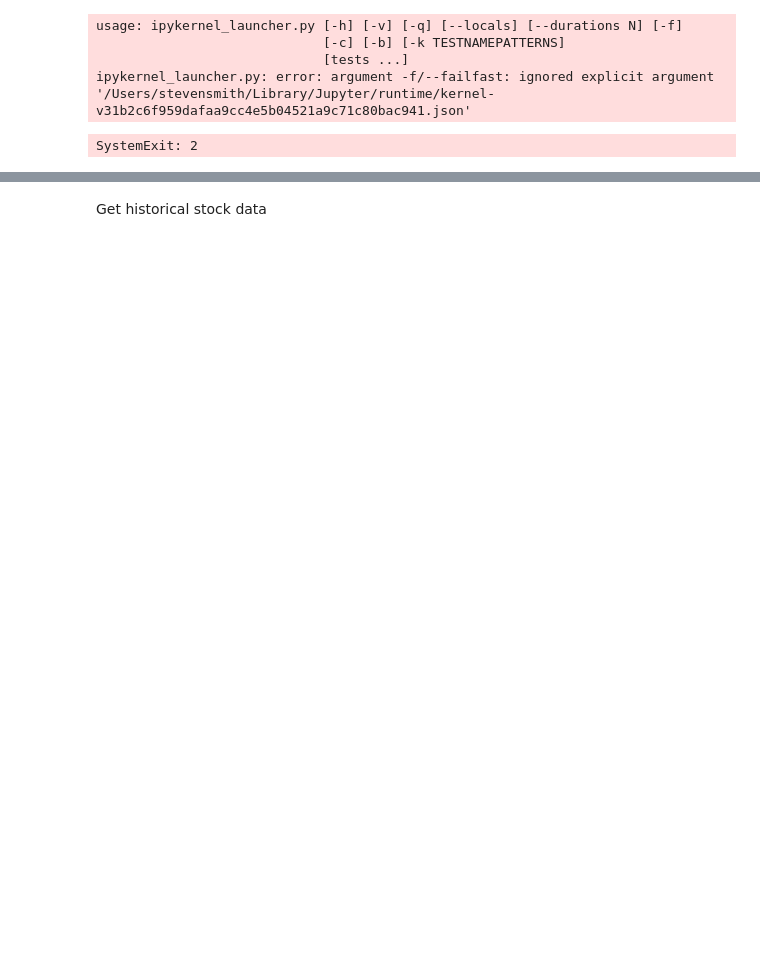
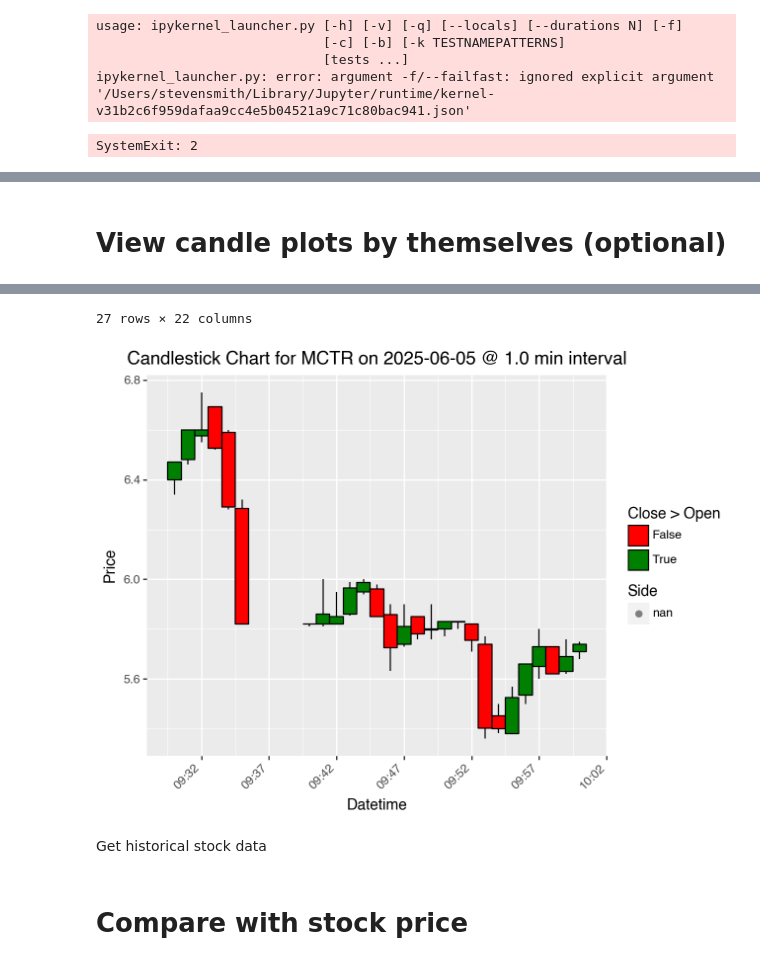
Before and after one commit to sbs87/Random_Projects, a Jupyter notebook: stock_reccomender/DayTrader_Analysis.ipynb, the cells around one changed output, grey strips where cells are left out. Saved outputs shown, nothing was run; the diff lists cells and outputs as text; code cells hidden in the pictures; blank space fills up the shorter version.

```diff
--- a/stock_reccomender/DayTrader_Analysis.ipynb
+++ b/stock_reccomender/DayTrader_Analysis.ipynb
@@ -12,3 +16,8 @@ import unittest
+# %%
+config = configparser.ConfigParser()
+config.sections()
+config.read('DayTrade_analysis.ini')
+ALPHA_ADVANTAGE_KEY = config['KEYS']['ALPHA_ADVANTAGE_KEY']
 # %%
 
 class TestComputeSummary(unittest.TestCase):
@@ -448,0 +627,19 @@ filled_orders_filtered[filled_orders_filtered['Date']=="2025-05-09"]#.to_csv("fi
+# %% [markdown]
+# View candle plots by themselves (optional)
+# %%
+# plot a given Stock's candlestick chart with buy/sell orders, using an empty order file as the joined orders
+tmp=get_stock_data_alpha("MCTR",  stock_interval="1min", download_file_path="/Users/stevensmith/Documents/Other/Financials/Day_trade_stocks/MCTR_TEST_1m.tsv", api_key=ALPHA_ADVANTAGE_KEY)
+tmp.to_csv("/Users/stevensmith/Documents/Other/Financials/Day_trade_stocks/MCTR_TEST_1m.tsv", index=False, sep="\t")
+tmp_filt= filter_stock(tmp, start_time="09:30:00", end_time="10:00:00", time_column='Datetime')
+tmp_filt=tmp_filt[tmp_filt['stock_date']=="2025-06-06"]
+
+#tmp.to_csv("tmp_filtered.csv",index=False,sep="\t")
+
+test_records = pd.read_csv("/Users/stevensmith/Projects/Random_Projects/stock_reccomender/empty_order.tsv")
+stock_orders_empty = format_orders(test_records)
+
+tmp2 = combine_data(tmp_filt,stock_orders_empty,direction='backward',stock_key='Datetime', order_key='FilledTime')
+display(tmp2)
+
+generate_candlestick_plot(tmp2, timedata_width=0.5, date="2025-06-05", stock_symbol="MCTR")
+# %% [output]
@@ -449,3 +682,7 @@ filled_orders_filtered[filled_orders_filtered['Date']=="2025-05-09"]#.to_csv("fi
+27 rows × 22 columns
+[figure, added]
 # %% [markdown]
 Get historical stock data
+# %% [markdown]
+# Compare with stock price
 # %%
```
Also changed, not shown: parts of 16 cells of this notebook.
